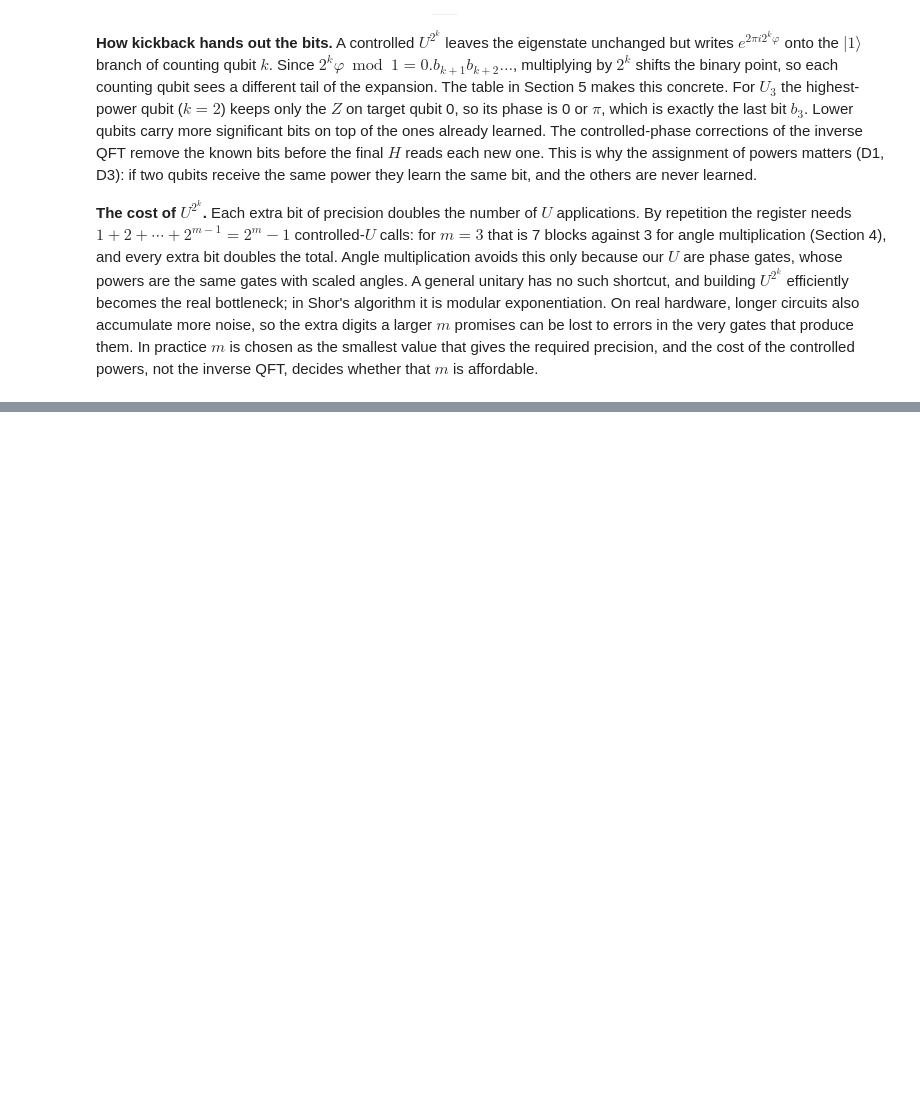
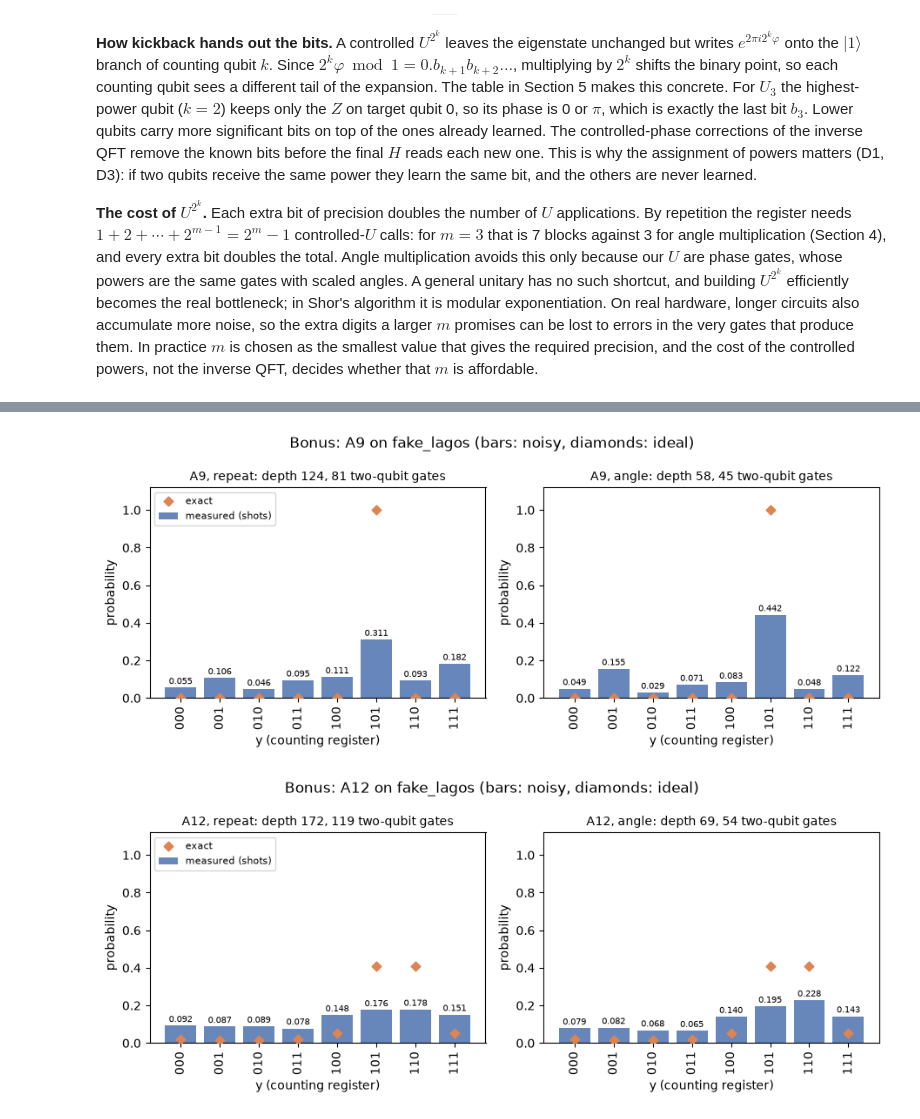
Before and after one commit to ShahVraj27/QAP-Assignment-2, a Jupyter notebook: notebooks/Assignment2_QPE.ipynb, the cells around one changed output, grey strips where cells are left out. Saved outputs shown, nothing was run; the diff lists cells and outputs as text; code cells hidden in the pictures; blank space fills up the shorter version.

Commit message:
Commit 5: optional bonus - A9 and A12 on a noisy fake backend, repetition vs angle multiplication

```diff
--- a/notebooks/Assignment2_QPE.ipynb
+++ b/notebooks/Assignment2_QPE.ipynb
@@ -921,0 +912,10 @@ All code is in the `qpe/` package and is checked by the unit tests in `tests/` (
+# %%
+from qpe.bonus import load_fake_backend, bonus_runs, bonus_table
+
+backend = load_fake_backend()
+print("Fake backend:", backend.name, "|", backend.num_qubits, "qubits")
+print("Native gates:", sorted(backend.operation_names))
+bonus = bonus_runs(backend, shots=SHOTS, seed=SEED)
+table_bonus = bonus_table(bonus)
+table_bonus.to_csv(TAB_DIR / "bonus_noisy.csv", index=False)
+table_bonus
@@ -921,0 +930,12 @@ All code is in the `qpe/` package and is checked by the unit tests in `tests/` (
+# %%
+for run_id in ["A9", "A12"]:
+    pair = [r for r in bonus if r["run"] == run_id]
+    panels = [{"measured": r["noisy"], "exact": r["ideal"], "m": r["m"],
+               "title": f"{run_id}, {r['method']}: depth {r['depth']}, {r['two_qubit']} two-qubit gates"}
+              for r in pair]
+    plot_side_by_side(panels, f"Bonus: {run_id} on {backend.name} (bars: noisy, diamonds: ideal)",
+                      FIG_DIR / f"bonus_{run_id}_noisy.png")
+    plt.show()
+# %% [output]
+[figure, added]
+[figure, added]
```
Also changed, not shown: parts of 4 cells of this notebook, 7 other files.
